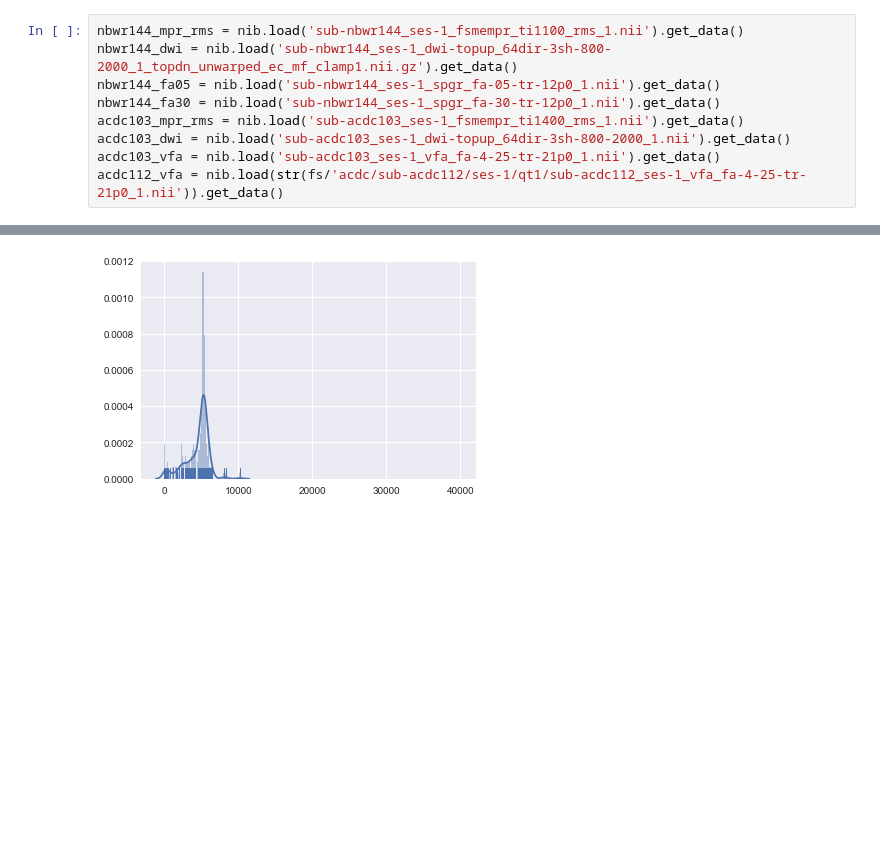
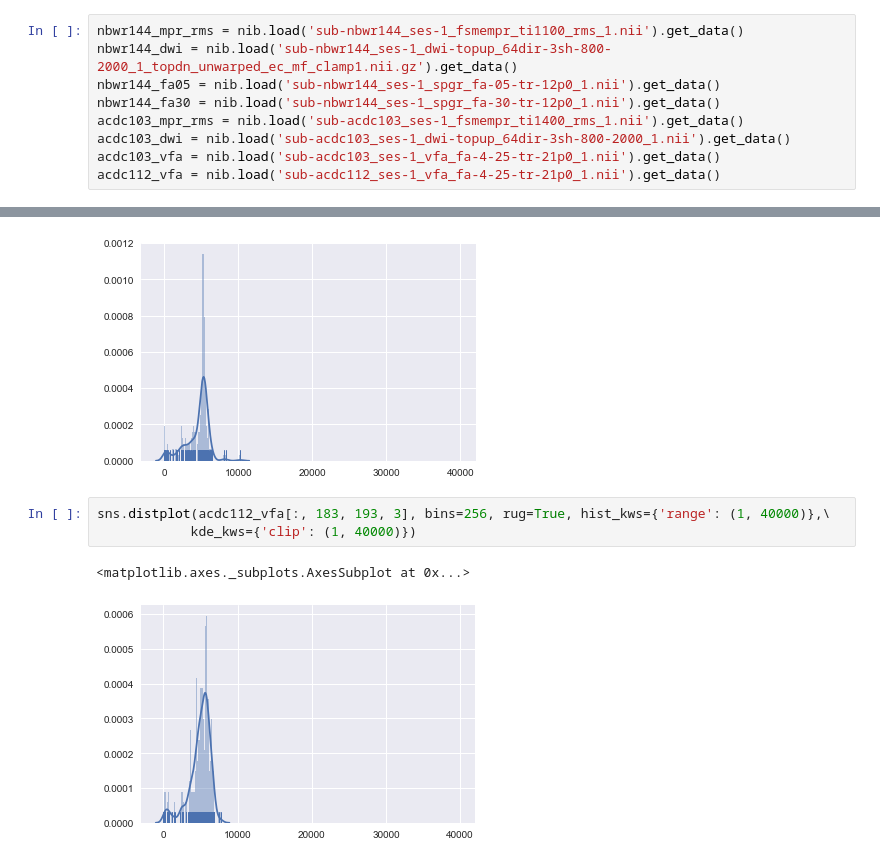
Before and after one commit to mrjeffstevenson3/mmimproc, a Jupyter notebook: ipn/scaling_issue.ipynb, the cells around one changed output, grey strips where cells are left out. Drawn from its saved outputs; the diff is of its cells as text; blank space fills up the shorter version.

```diff
--- a/ipn/scaling_issue.ipynb
+++ b/ipn/scaling_issue.ipynb
@@ -29,7 +45,7 @@ nbwr144_fa30 = nib.load('sub-nbwr144_ses-1_spgr_fa-30-tr-12p0_1.nii').get_data()
 acdc103_mpr_rms = nib.load('sub-acdc103_ses-1_fsmempr_ti1400_rms_1.nii').get_data()
 acdc103_dwi = nib.load('sub-acdc103_ses-1_dwi-topup_64dir-3sh-800-2000_1.nii').get_data()
 acdc103_vfa = nib.load('sub-acdc103_ses-1_vfa_fa-4-25-tr-21p0_1.nii').get_data()
-acdc112_vfa = nib.load(str(fs/'acdc/sub-acdc112/ses-1/qt1/sub-acdc112_ses-1_vfa_fa-4-25-tr-21p0_1.nii')).get_data()
+acdc112_vfa = nib.load('sub-acdc112_ses-1_vfa_fa-4-25-tr-21p0_1.nii').get_data()
 # %%
 sns.distplot(nbwr144_fa05[:,107,128], bins=256, rug=True, hist_kws={'range': (1, 40000)},\
             kde_kws={'clip': (1, 40000)})
@@ -54,3 +70,9 @@ sns.distplot(acdc103_vfa[:, 183, 193, 3], bins=256, rug=True, hist_kws={'range':
 # %% [output]
 <matplotlib.axes._subplots.AxesSubplot at 0x...>
 [figure]
+# %%
+sns.distplot(acdc112_vfa[:, 183, 193, 3], bins=256, rug=True, hist_kws={'range': (1, 40000)},\
+            kde_kws={'clip': (1, 40000)})
+# %% [output]
+<matplotlib.axes._subplots.AxesSubplot at 0x...>
+[figure, added]
```
Also changed, not shown: parts of 2 cells of this notebook, 3 other files.
